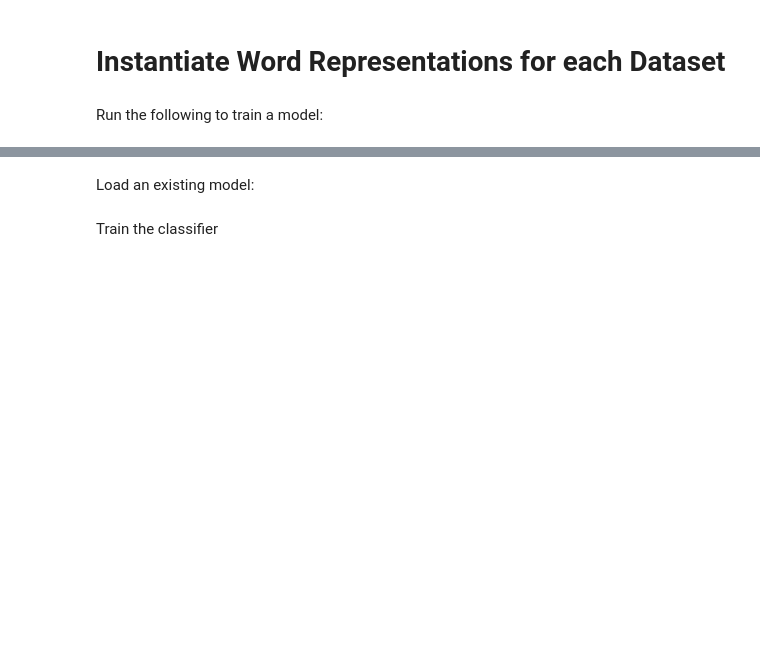
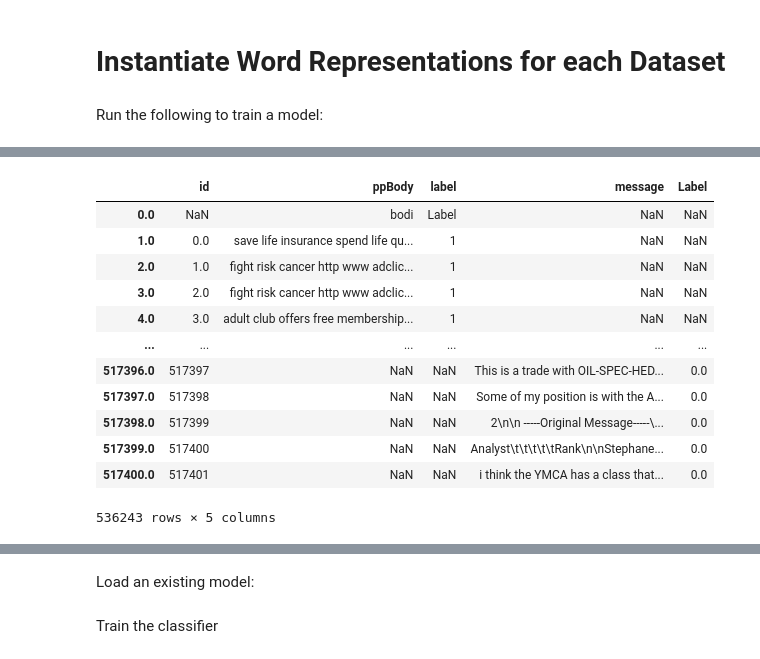
Before and after one commit to Twigonometry/Phishing-ML, a Jupyter notebook: classif.ipynb, the cells around one changed output, grey strips where cells are left out. Drawn from its saved outputs; the diff is of its cells as text; code cells hidden in the pictures; blank space fills up the shorter version.

```diff
--- a/classif.ipynb
+++ b/classif.ipynb
@@ -705,3 +775,19 @@ def create_word2vec(data, name):
+# %%
+dAll.pp_df
+# %% [output]
+|  | id | ppBody | label | message | Label |
+| 0.0 | NaN | bodi | Label | NaN | NaN |
+| 1.0 | 0.0 | save life insurance spend life qu... | 1 | NaN | NaN |
+| 2.0 | 1.0 | fight risk cancer http www adclic... | 1 | NaN | NaN |
+| 3.0 | 2.0 | fight risk cancer http www adclic... | 1 | NaN | NaN |
+| 4.0 | 3.0 | adult club offers free membership... | 1 | NaN | NaN |
+| ... | ... | ... | ... | ... | ... |
+| 517396.0 | 517397 | NaN | NaN | This is a trade with OIL-SPEC-HED... | 0.0 |
+| 517397.0 | 517398 | NaN | NaN | Some of my position is with the A... | 0.0 |
+| 517398.0 | 517399 | NaN | NaN | 2\n\n -----Original Message-----\... | 0.0 |
+| 517399.0 | 517400 | NaN | NaN | Analyst\t\t\t\t\tRank\n\nStephane... | 0.0 |
+| 517400.0 | 517401 | NaN | NaN | i think the YMCA has a class that... | 0.0 |
+536243 rows × 5 columns
 # %%
 w2v1 = create_word2vec(dAll.pp_df['ppBody'], 'fullDataw2v')
 # %% [output]
```
Also changed, not shown: parts of 8 cells of this notebook.
